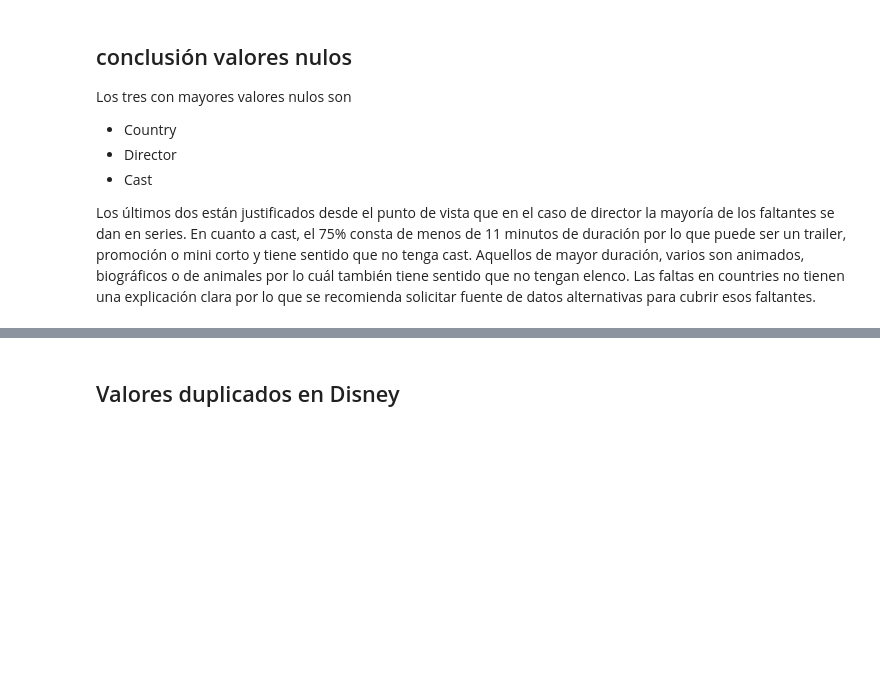
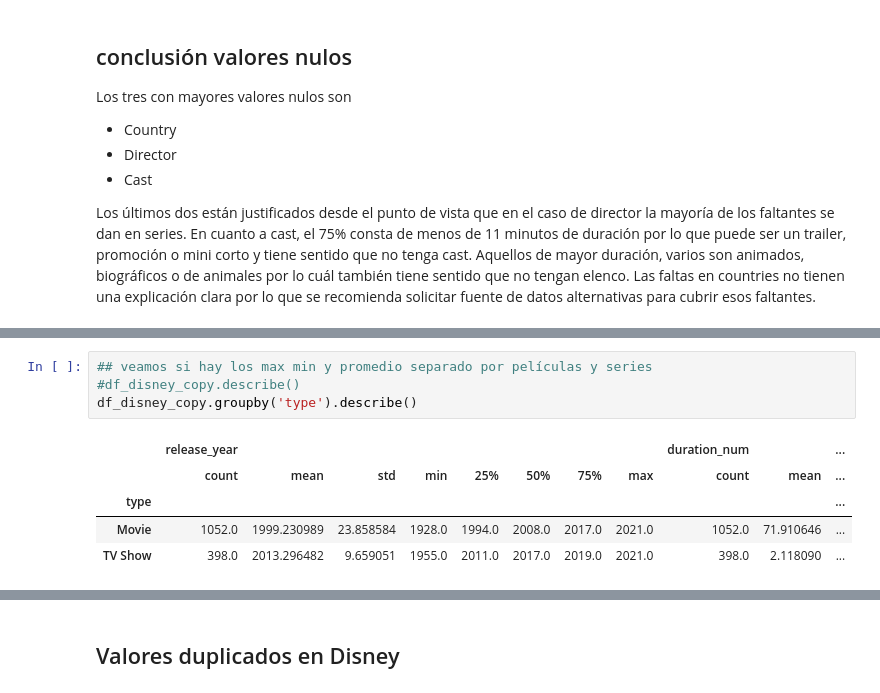
Before and after one commit to Martu-t/plataformas_streaming, a Jupyter notebook: 2_QA/qa_eda.ipynb, the cells around one changed output, grey strips where cells are left out. Drawn from its saved outputs; the diff is of its cells as text; blank space fills up the shorter version.

```diff
--- a/2_QA/qa_eda.ipynb
+++ b/2_QA/qa_eda.ipynb
@@ -215,0 +226,10 @@ Las faltas en countries no tienen una explicación clara por lo que se recomiend
+# %%
+## veamos si hay los max min y promedio separado por películas y series
+#df_disney_copy.describe()
+df_disney_copy.groupby('type').describe()
+# %% [output]
+|  | release_year |  |  |  |  |  |  |  | duration_num |  | ... |
+|  | count | mean | std | min | 25% | 50% | 75% | max | count | mean | ... |
+| type |  |  |  |  |  |  |  |  |  |  | ... |
+| Movie | 1052.0 | 1999.230989 | 23.858584 | 1928.0 | 1994.0 | 2008.0 | 2017.0 | 2021.0 | 1052.0 | 71.910646 | ... |
+| TV Show | 398.0 | 2013.296482 | 9.659051 | 1955.0 | 2011.0 | 2017.0 | 2019.0 | 2021.0 | 398.0 | 2.118090 | ... |
```
Also changed, not shown: parts of 5 cells of this notebook.
